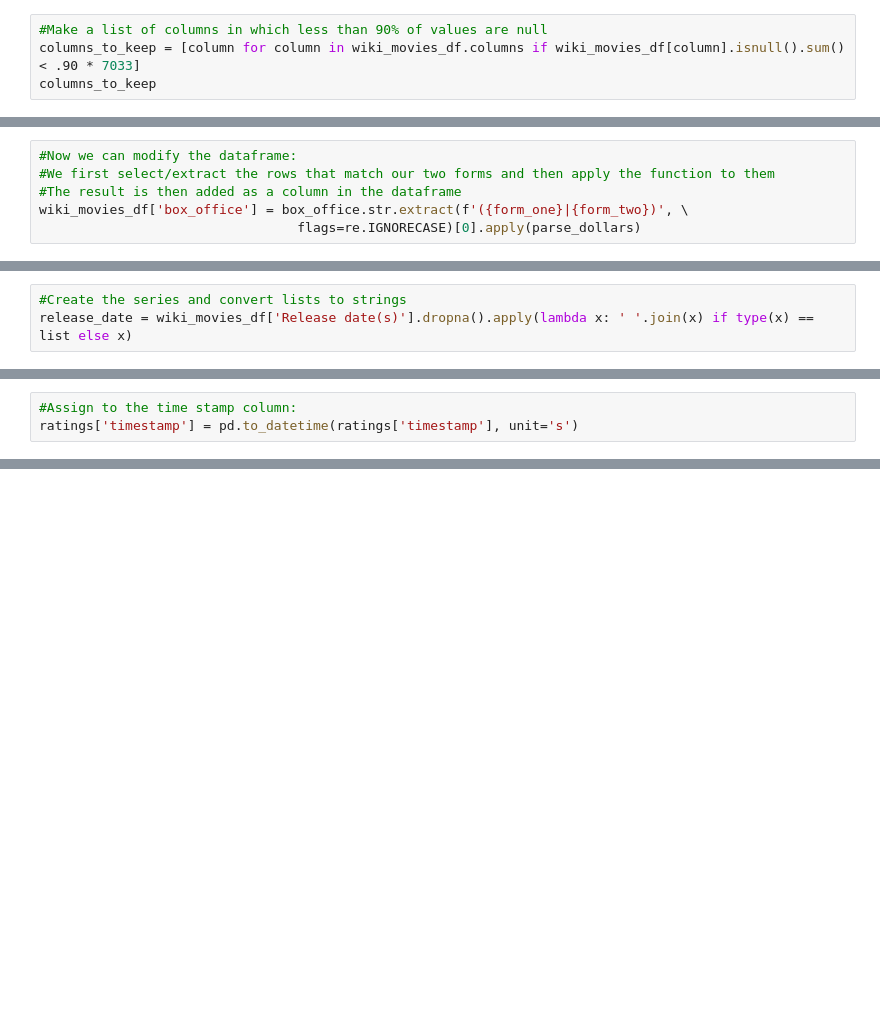
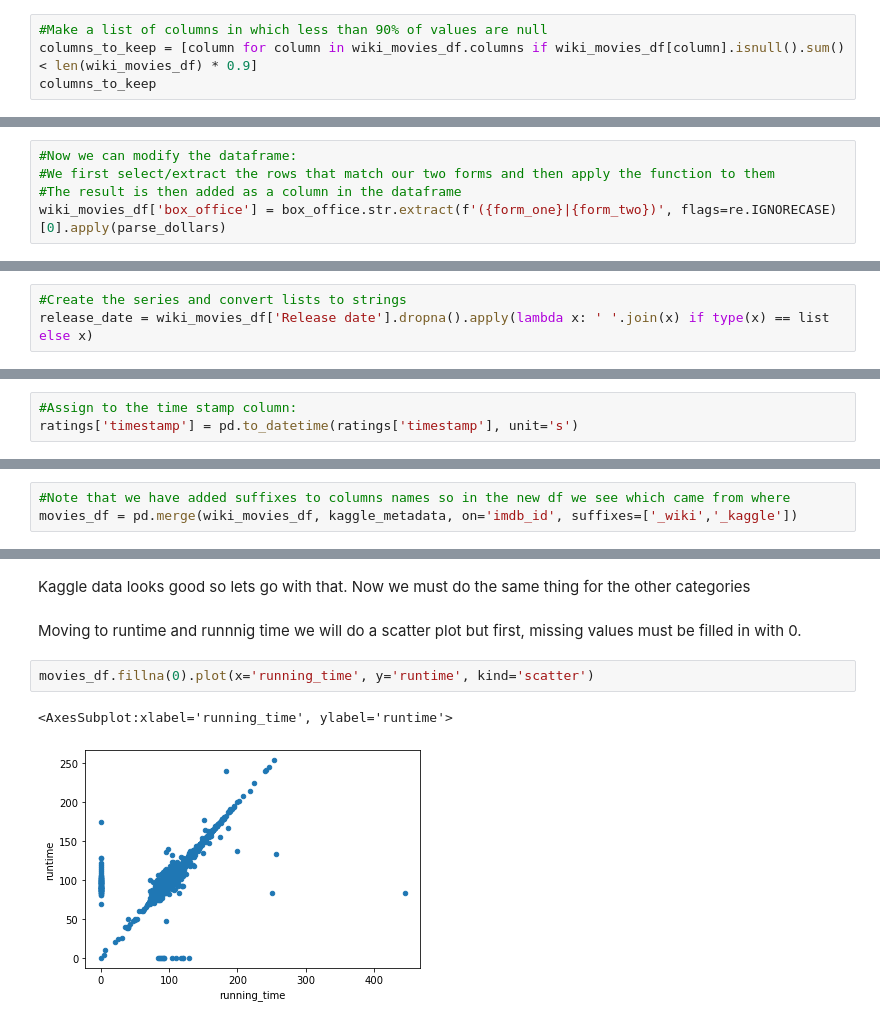
Before and after one commit to ariw237/Movies_ETL, a Jupyter notebook: movies_ETL.ipynb, the cells around one changed output, grey strips where cells are left out. Cells and saved outputs as stored; diff of their text form; blank space fills up the shorter version.

```diff
--- a/movies_ETL.ipynb
+++ b/movies_ETL.ipynb
@@ -742,7 +765,7 @@ memory usage: 2.4+ MB
 Quite a few columns have null values so lets select columns in which less than 90% of values are null and keep those ones while discarding the others
 # %%
 #Make a list of columns in which less than 90% of values are null
-columns_to_keep = [column for column in wiki_movies_df.columns if wiki_movies_df[column].isnull().sum() < .90 * 7033]
+columns_to_keep = [column for column in wiki_movies_df.columns if wiki_movies_df[column].isnull().sum() < len(wiki_movies_df) * 0.9]
 columns_to_keep
 # %% [output]
 ['url',
@@ -1021,8 +1065,7 @@ def parse_dollars(s):
 #Now we can modify the dataframe:
 #We first select/extract the rows that match our two forms and then apply the function to them
 #The result is then added as a column in the dataframe
-wiki_movies_df['box_office'] = box_office.str.extract(f'({form_one}|{form_two})', \
-                                 flags=re.IGNORECASE)[0].apply(parse_dollars)
+wiki_movies_df['box_office'] = box_office.str.extract(f'({form_one}|{form_two})', flags=re.IGNORECASE)[0].apply(parse_dollars)
 # %%
 #Check the result
 wiki_movies_df['box_office']
@@ -1127,7 +1170,7 @@ Now we have to deal with release dates. By now the method should be straighforwa
 create a series from the column we need to modify, modify series, replace column in data frame with a new column containing the series
 # %%
 #Create the series and convert lists to strings
-release_date = wiki_movies_df['Release date(s)'].dropna().apply(lambda x: ' '.join(x) if type(x) == list else x)
+release_date = wiki_movies_df['Release date'].dropna().apply(lambda x: ' '.join(x) if type(x) == list else x)
 # %%
 release_date
 # %% [output]
@@ -1436,0 +1495,3 @@ ratings['rating'].describe()
+# %%
+#Note that we have added suffixes to columns names so in the new df we see which came from where
+movies_df = pd.merge(wiki_movies_df, kaggle_metadata, on='imdb_id', suffixes=['_wiki','_kaggle'])
@@ -1436,0 +1579,9 @@ ratings['rating'].describe()
+# %% [markdown]
+Kaggle data looks good so lets go with that. Now we must do the same thing for the other categories
+# %% [markdown]
+Moving to runtime and runnnig time we will do a scatter plot but first, missing values must be filled in with 0.
+# %%
+movies_df.fillna(0).plot(x='running_time', y='runtime', kind='scatter')
+# %% [output]
+<AxesSubplot:xlabel='running_time', ylabel='runtime'>
+[figure, added]
```
Also changed, not shown: parts of 58 cells of this notebook.
